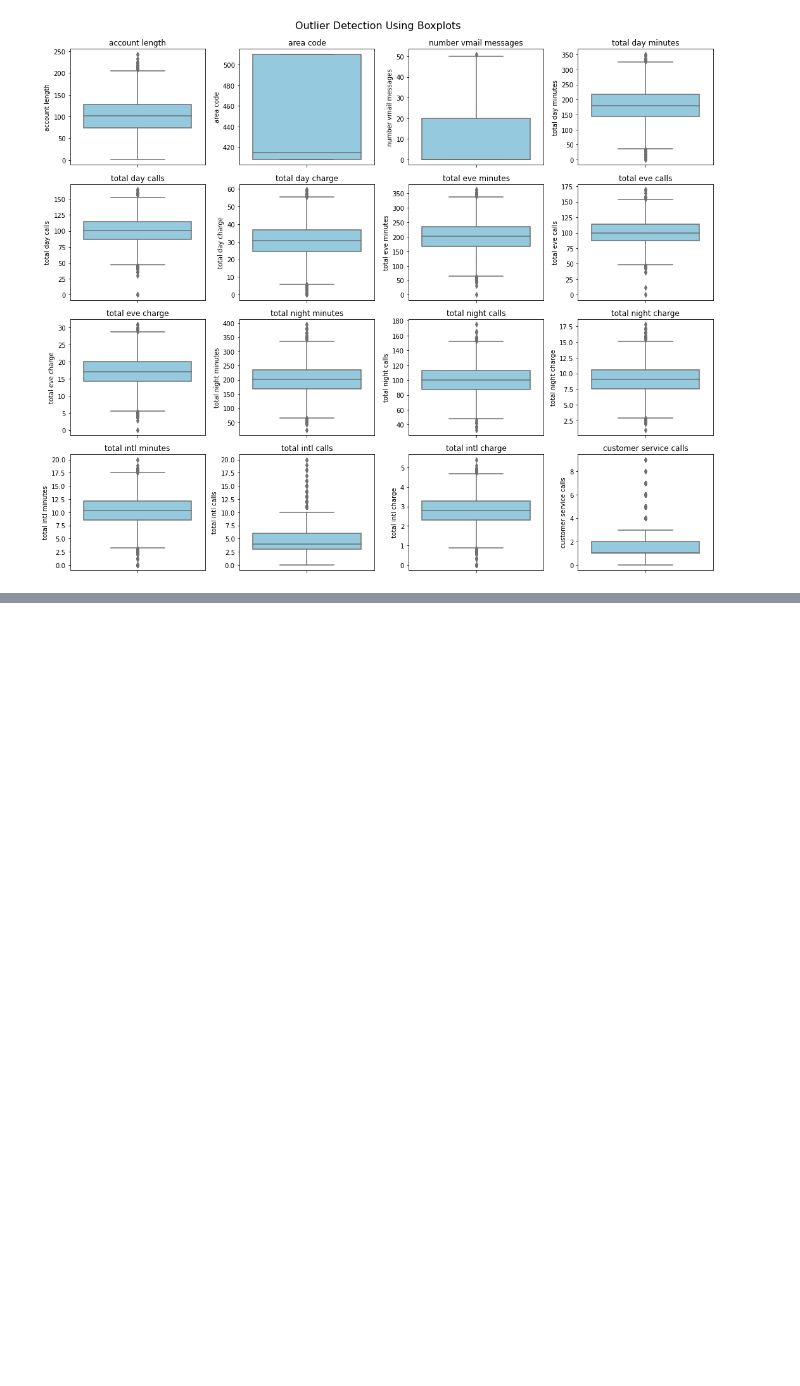
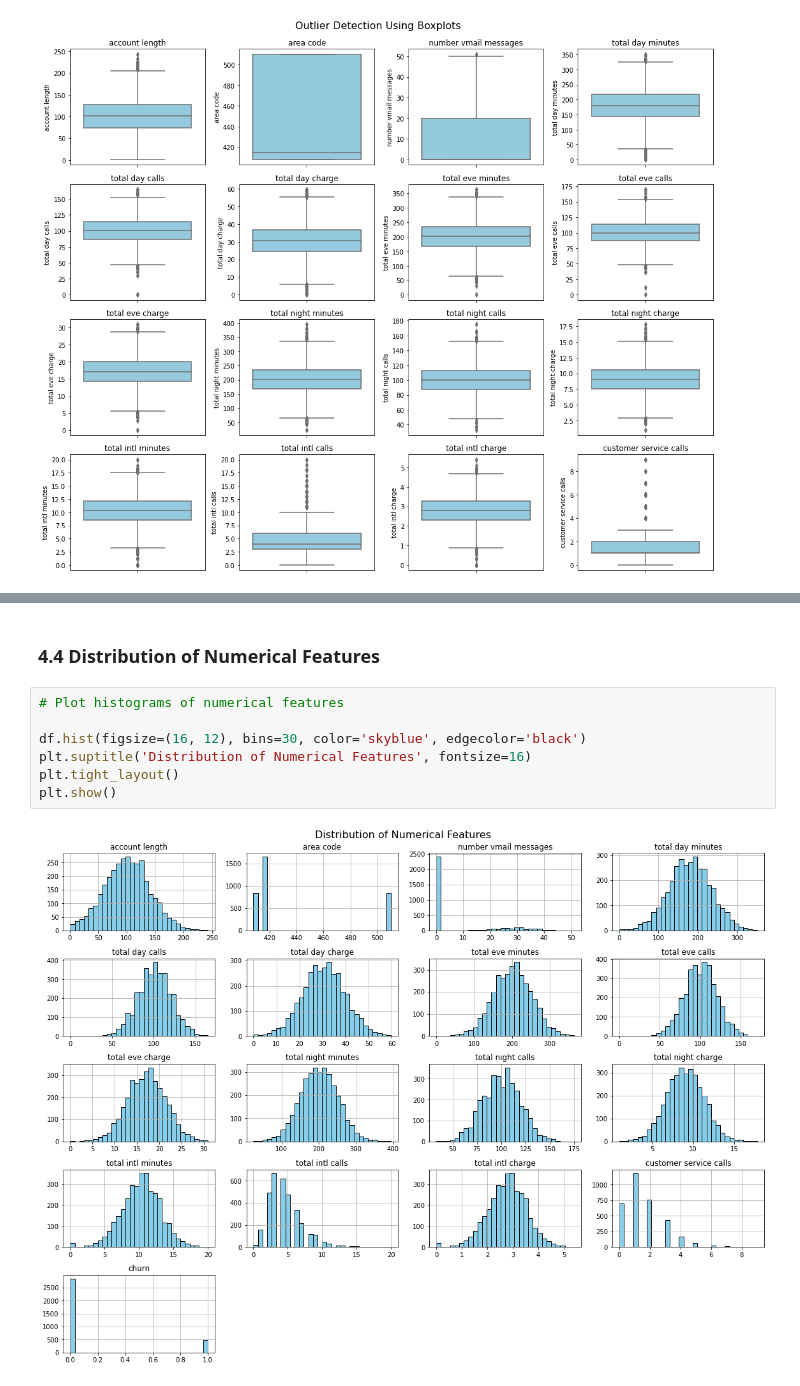
Before and after one commit to Kwamboka1584/SyriaTel-Customer-Churn, a Jupyter notebook: notebooks/CustomerChurn.ipynb, the cells around one changed output, grey strips where cells are left out. Saved outputs shown, nothing was run; the diff lists cells and outputs as text; blank space fills up the shorter version.

```diff
--- a/notebooks/CustomerChurn.ipynb
+++ b/notebooks/CustomerChurn.ipynb
@@ -279,0 +310,11 @@ plt.show()
+# %% [markdown]
+### 4.4 Distribution of Numerical Features
+# %%
+# Plot histograms of numerical features
+
+df.hist(figsize=(16, 12), bins=30, color='skyblue', edgecolor='black')
+plt.suptitle('Distribution of Numerical Features', fontsize=16)
+plt.tight_layout()
+plt.show()
+# %% [output]
+[figure, added]
```
Also changed, not shown: parts of 3 cells of this notebook.
